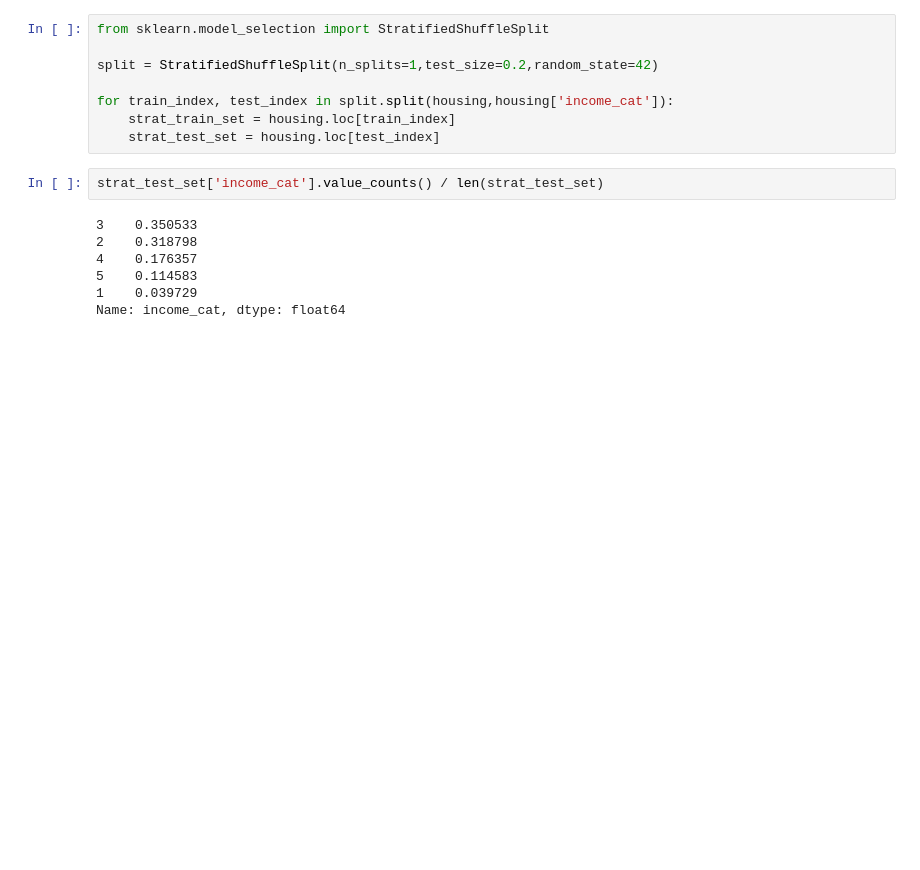
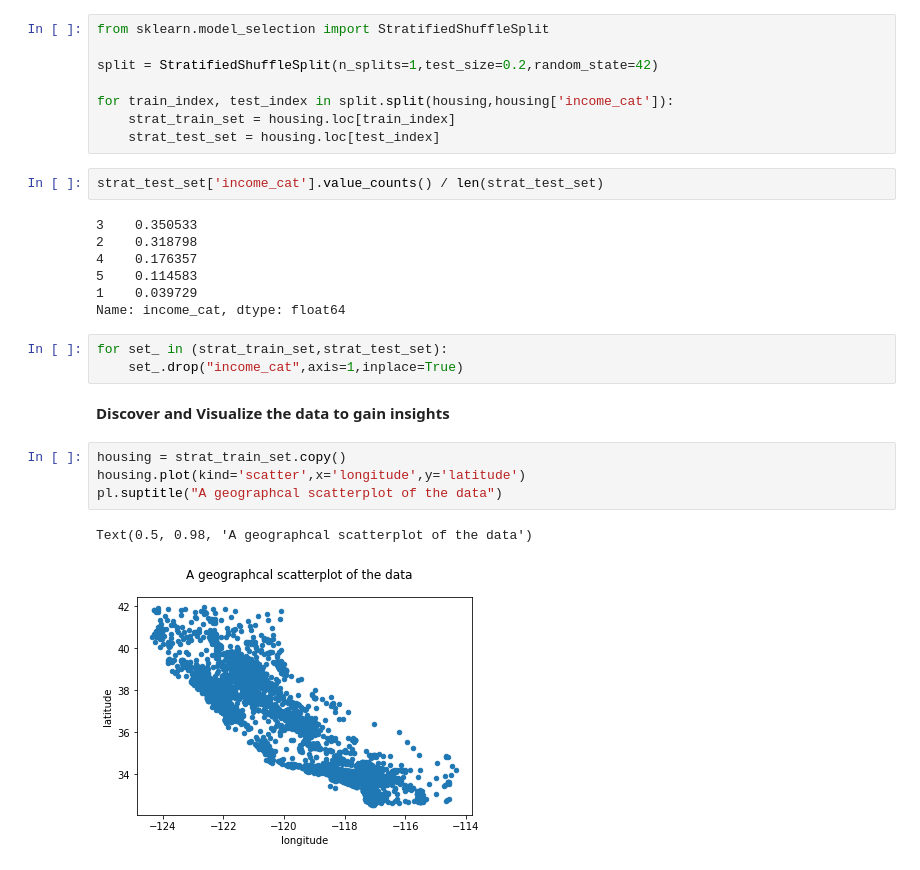
Before and after one commit to morykeita/kaggle, a Jupyter notebook: california-housing-prices.ipynb, the cells around one changed output. Cells and saved outputs as stored; diff of their text form; blank space fills up the shorter version.

Commit message:
Kaggle Notebook | California Housing Prices | Version 6

```diff
--- a/california-housing-prices.ipynb
+++ b/california-housing-prices.ipynb
@@ -147,3 +149,15 @@ strat_test_set['income_cat'].value_counts() / len(strat_test_set)
 5    0.114583
 1    0.039729
 Name: income_cat, dtype: float64
+# %%
+for set_ in (strat_train_set,strat_test_set):
+    set_.drop("income_cat",axis=1,inplace=True)
+# %% [markdown]
+ **Discover and Visualize the data to gain insights**
+# %%
+housing = strat_train_set.copy()
+housing.plot(kind='scatter',x='longitude',y='latitude')
+pl.suptitle("A geographcal scatterplot of the data")
+# %% [output]
+Text(0.5, 0.98, 'A geographcal scatterplot of the data')
+[figure, added]
```
Also changed, not shown: parts of 9 cells of this notebook.
